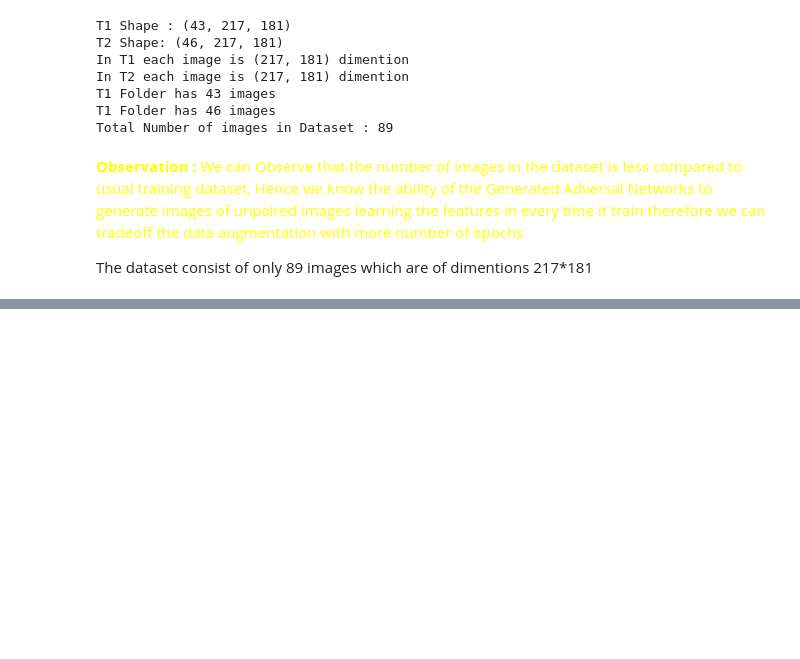
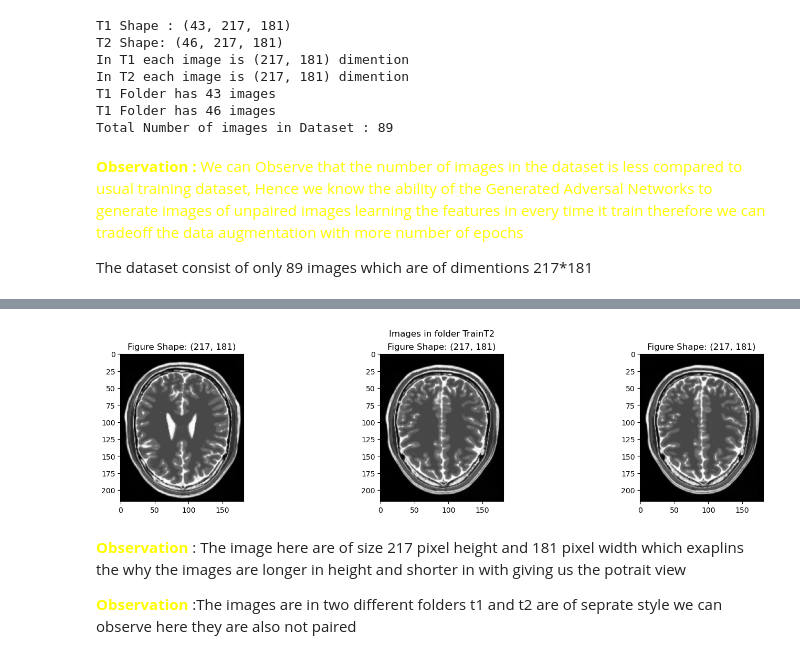
Before and after one commit to Naveen-Karanamu/Style-Transfer-Using-CycleGAN, a Jupyter notebook: main.ipynb, the cells around one changed output, grey strips where cells are left out. Drawn from its saved outputs; the diff is of its cells as text; code cells hidden in the pictures; blank space fills up the shorter version.

```diff
--- a/main.ipynb
+++ b/main.ipynb
@@ -238,0 +298,9 @@ Total Number of images in Dataset : 89
+# %%
+# Visualizing images in T2 dataset
+img_data(t2_path, n=3)
+# %% [output]
+[figure, added]
+# %% [markdown]
+<p><b style="color:yellow">Observation</b> : The image here are of size 217 pixel height and 181 pixel width which exaplins the why the images are longer in height and shorter in with giving us the potrait view</p>
+
+<p><b style="color:yellow">Observation</b> :The images are in two different folders t1 and t2 are of seprate style we can observe here they are also not paired</p>
```
Also changed, not shown: parts of 3 cells of this notebook.
